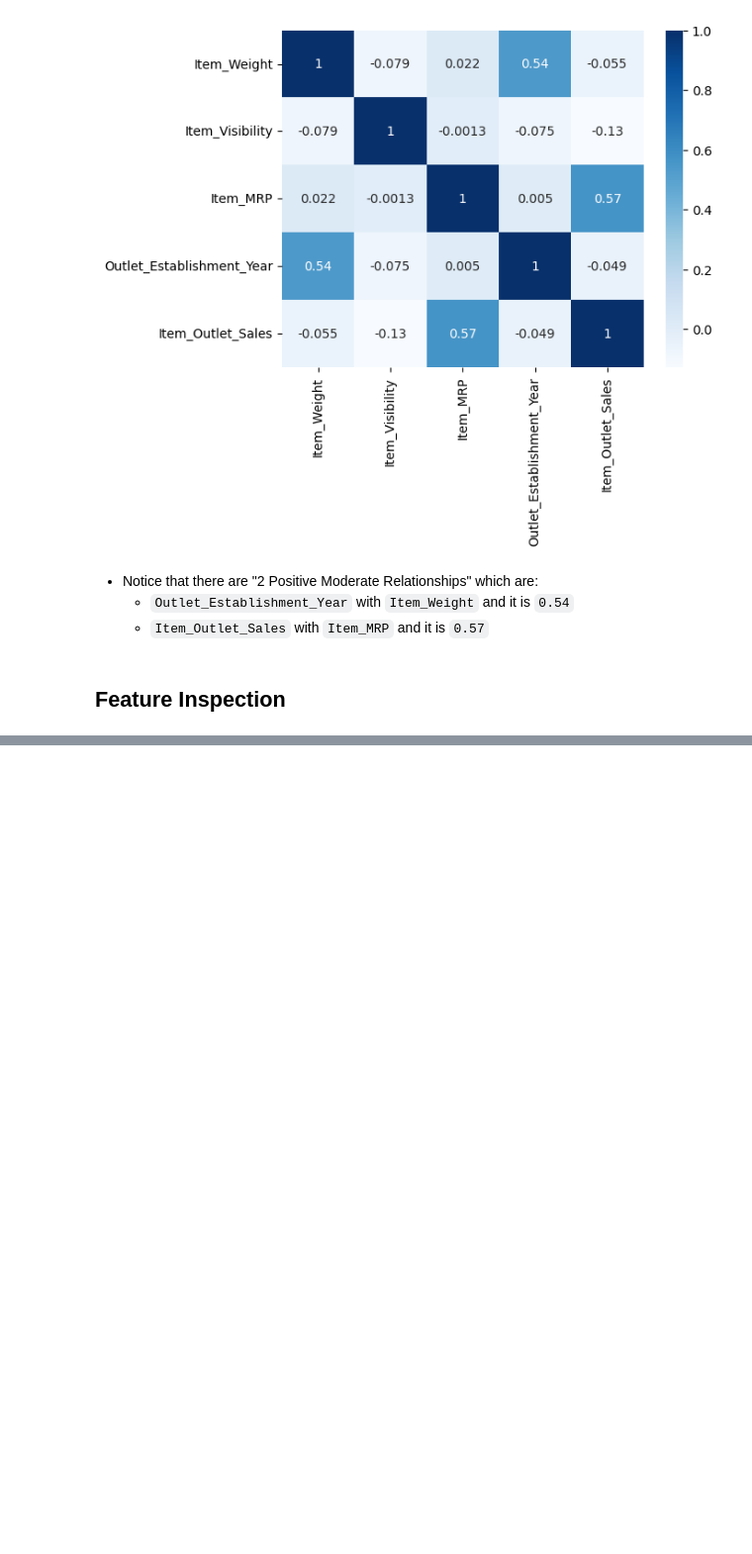
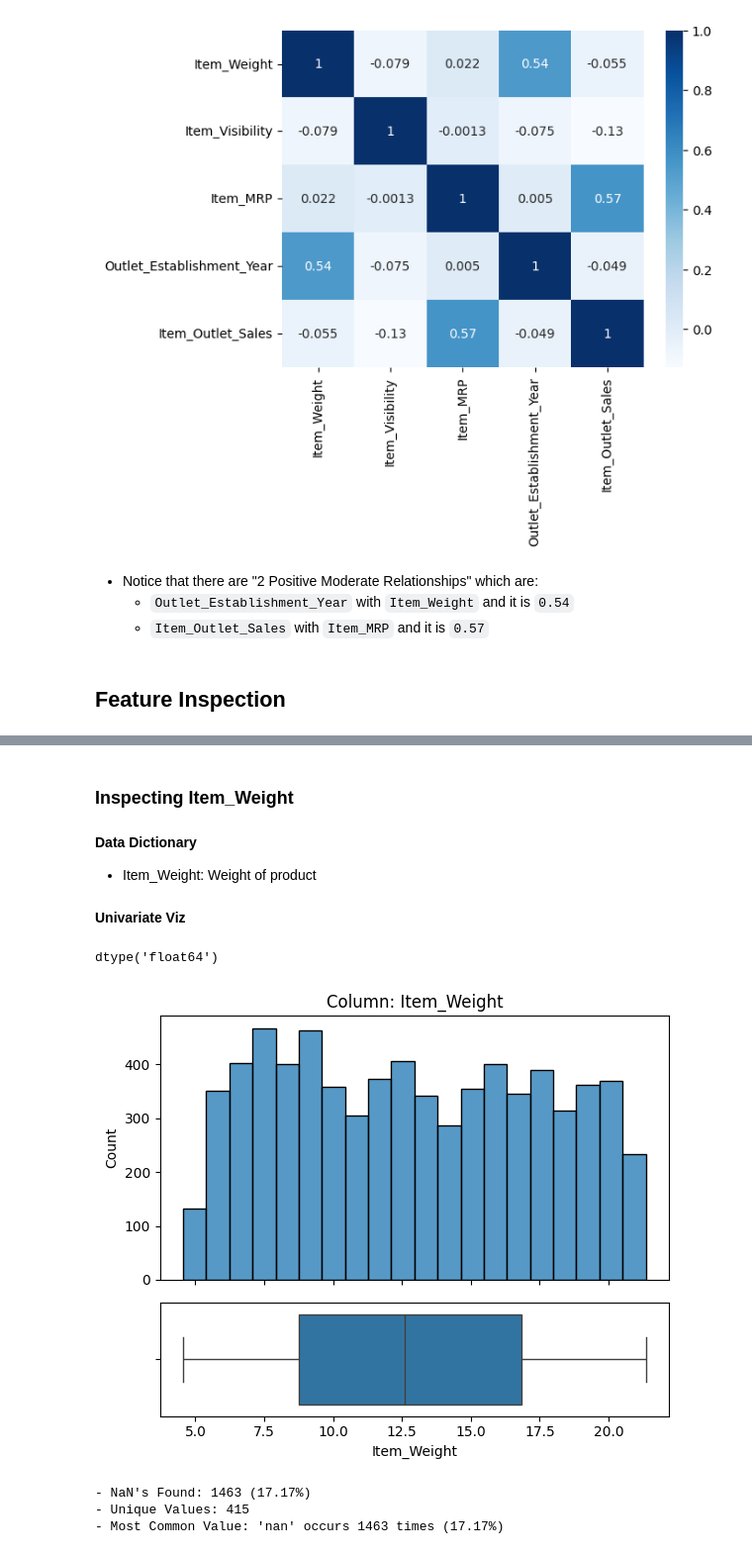
Before and after one commit to ali94an/Prediction-of-Product-Sales, a Jupyter notebook: Prediction_of_Product_Sales.ipynb, the cells around one changed output, grey strips where cells are left out. Shown at 99% size. Drawn from its saved outputs; the diff is of its cells as text; code cells hidden in the pictures; blank space fills up the shorter version.

```diff
--- a/Prediction_of_Product_Sales.ipynb
+++ b/Prediction_of_Product_Sales.ipynb
@@ -377,0 +380,5 @@ sns.heatmap(corr,annot=True,cmap='Blues');
+# %%
+# Numeric Variable
+df['Item_Weight'] = df['Item_Weight'].replace(-1,np.nan)
+# Object Variable
+df['Outlet_Size'] = df['Outlet_Size'].replace("MISSING",np.nan)
@@ -377,0 +407,27 @@ sns.heatmap(corr,annot=True,cmap='Blues');
+# %%
+def explore_numeric(df,x,figsize=(6,5)):
+  # Making our figure with gridspec for subplots
+  gridspec={"height_ratios":[0.7,0.3]}
+  fig,axes=plt.subplots(nrows=2,figsize=figsize,sharex=True,gridspec_kw=gridspec)
+  # Histogram on Top
+  sns.histplot(data=df,x=x,ax=axes[0])
+  # Boxplot on Bottom
+  sns.boxplot(data=df,x=x,ax=axes[1])
+  ## Adding a title
+  axes[0].set_title(f"Column: {x}")
+  ## Adjusting subplots to best fill Figure
+  fig.tight_layout()
+
+  # Ensure plot is shown before message
+  plt.show()
+  ## Print message with info on the count and % of null values
+  null_count=df[x].isna().sum()
+  null_perc = round((null_count/len(df)*100),2)
+  nunique = df[x].nunique()
+  val_counts = df[x].value_counts(dropna=False)
+  most_common_val = val_counts.index[0]
+  freq = val_counts.values[0]
+  perc_most_common = round((freq/len(df)*100),2)
+  print(f"- NaN's Found: {null_count} ({null_perc}%)")
+  print(f"- Unique Values: {nunique}")
+  print(f"- Most Common Value: '{most_common_val}' occurs {freq} times ({perc_most_common}%)")
@@ -377,0 +517,21 @@ sns.heatmap(corr,annot=True,cmap='Blues');
+# %%
+# Reset the index to create a unique default index
+df = df.reset_index()
+# %% [markdown]
+### Inspecting Item_Weight
+# %% [markdown]
+**Data Dictionary**
+- Item_Weight:	Weight of product
+# %% [markdown]
+**Univariate Viz**
+# %%
+df['Item_Weight'].dtype
+# %% [output]
+dtype('float64')
+# %%
+explore_numeric(df,x='Item_Weight')
+# %% [output]
+[figure, added]
+- NaN's Found: 1463 (17.17%)
+- Unique Values: 415
+- Most Common Value: 'nan' occurs 1463 times (17.17%)
```
Also changed, not shown: parts of 87 cells of this notebook.
